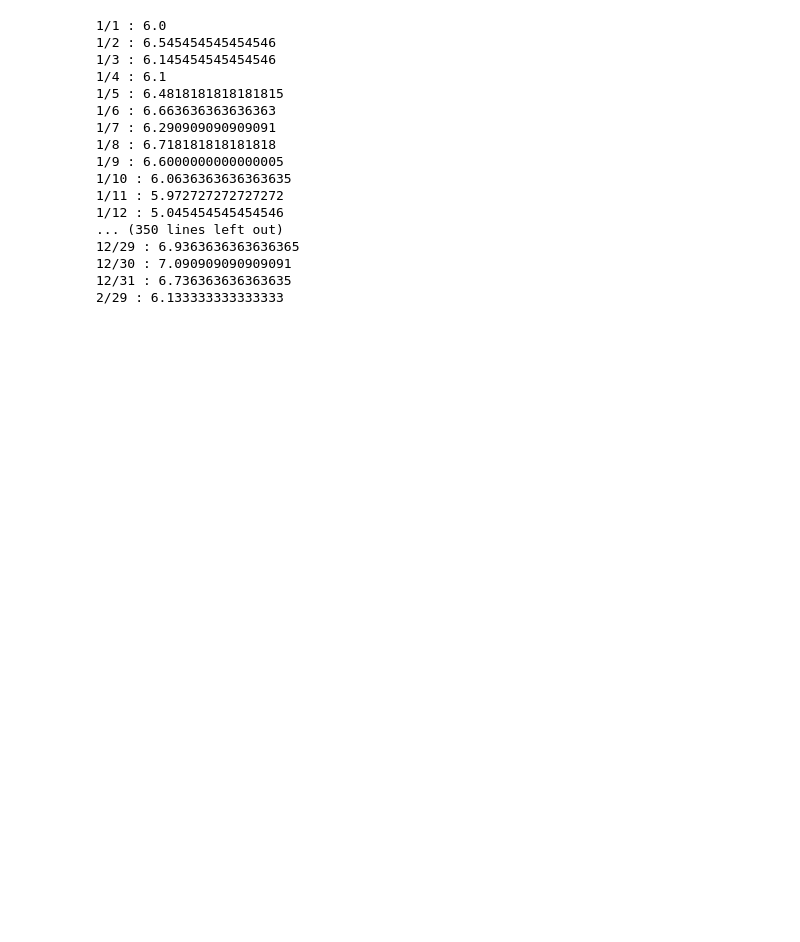
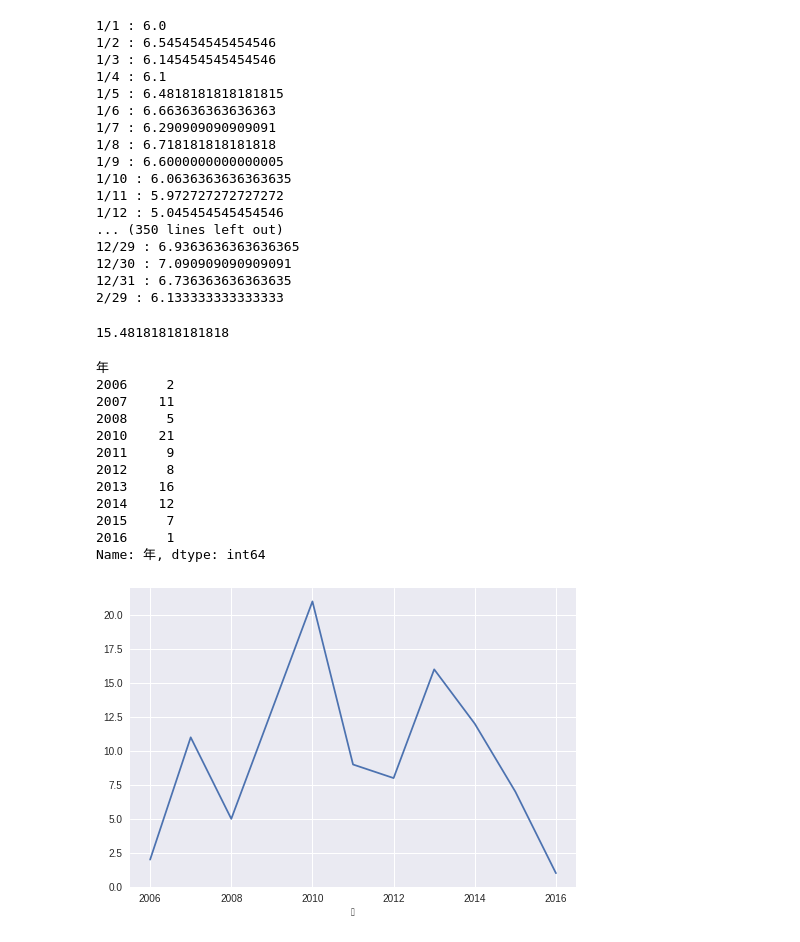
Before and after one commit to latte05/ML_training, a Jupyter notebook: ML_Training_weather.ipynb, the cells around one changed output. Saved outputs shown, nothing was run; the diff lists cells and outputs as text; code cells hidden in the pictures; blank space fills up the shorter version.

```diff
--- a/ML_Training_weather.ipynb
+++ b/ML_Training_weather.ipynb
@@ -54,3 +54,31 @@ for key in md:
 12/30 : 7.090909090909091
 12/31 : 6.736363636363635
 2/29 : 6.133333333333333
+# %%
+avs["11/3"]
+# %% [output]
+15.48181818181818
+# %%
+import matplotlib.pyplot as plt
+import pandas as pd
+
+hotday_bool = (df["気温"] >30)
+hotday = df[hotday_bool]
+cnt = hotday.groupby(["年"])["年"].count()
+print(cnt)
+cnt.plot()
+plt.show()
+# %% [output]
+年
+2006     2
+2007    11
+2008     5
+2010    21
+2011     9
+2012     8
+2013    16
+2014    12
+2015     7
+2016     1
+Name: 年, dtype: int64
+[figure, added]
```
Also changed, not shown: parts of 2 cells of this notebook.
